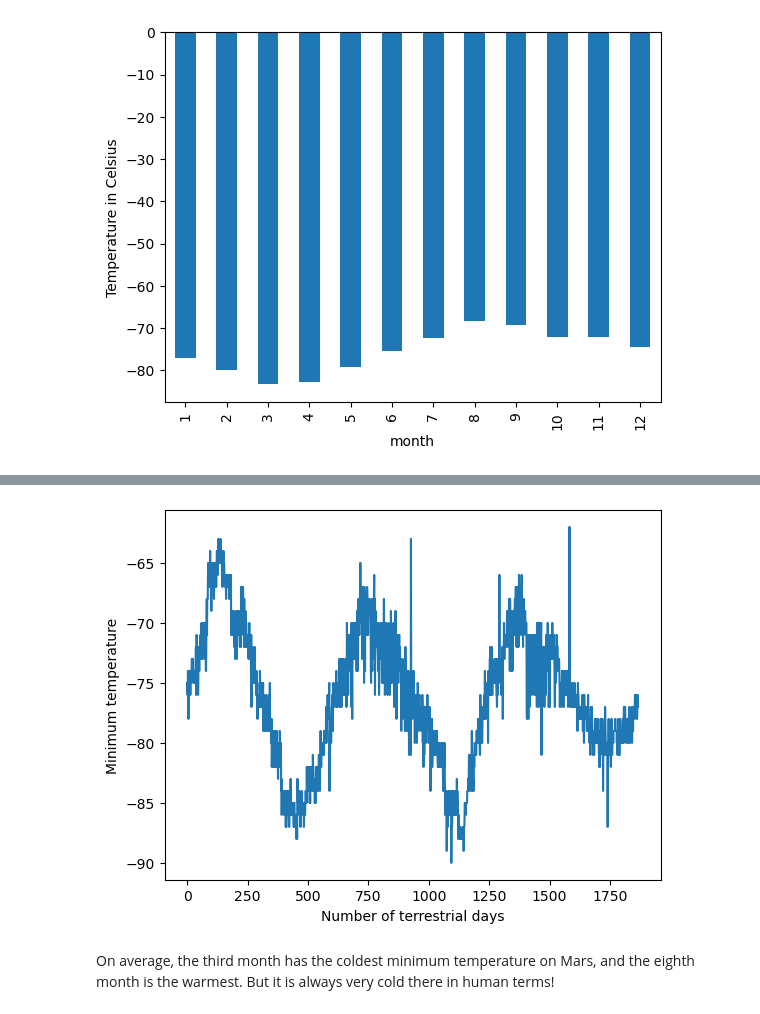
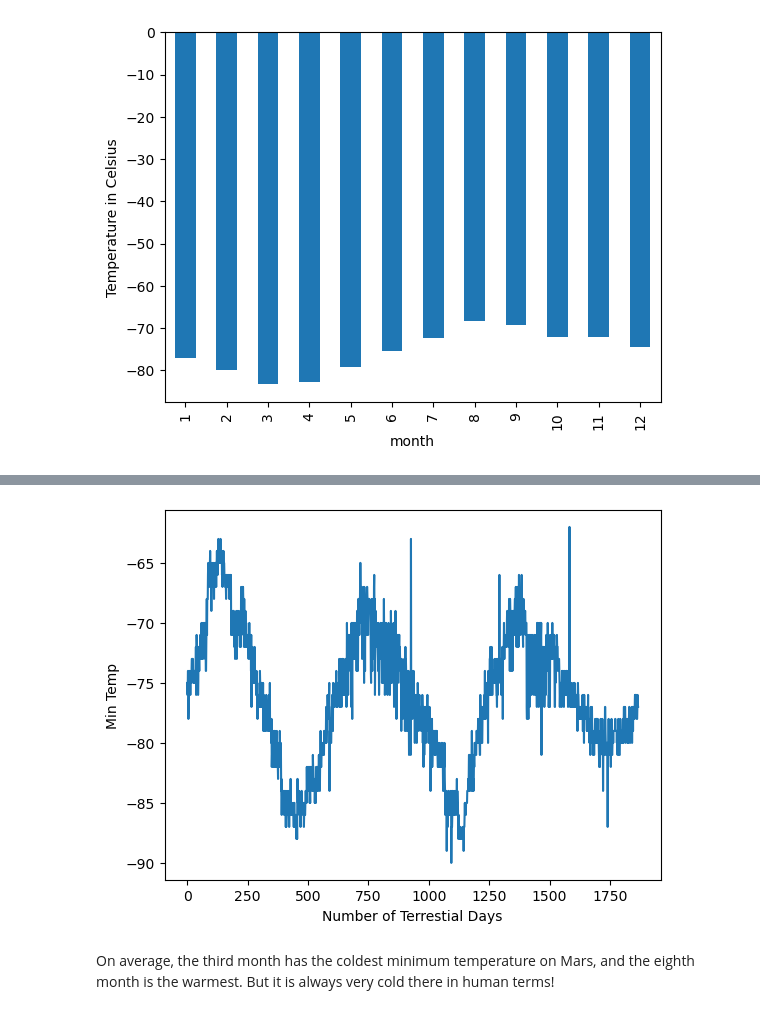
Before and after one commit to chalisal/Mission_to_Mars, a Jupyter notebook: part_2_mars_weather.ipynb, the cells around one changed output, grey strips where cells are left out. Saved outputs shown, nothing was run; the diff lists cells and outputs as text; code cells hidden in the pictures.

```diff
--- a/part_2_mars_weather.ipynb
+++ b/part_2_mars_weather.ipynb
@@ -75,30 +78,20 @@ Assemble the scraped data into a Pandas DataFrame. The columns should have the s
 * `min_temp`: the minimum temperature, in Celsius, of a single Martian day (sol)
 * `pressure`: The atmospheric pressure at Curiosity's location
 # %%
-
 # Create empty lists to contain the header elements
-header_elements = []
 row_elements = []
 
 # Create a for loop to extract the header elements
-for header_element in table_header:
-    headings = header_element.text.strip()
-    header_elements.append(headings)
+for x in table_rows:
+    headings = x.find_all('td')
+    data = [y.text for y in headings]
 
-print(header_elements)
+
+    row_elements.append(data)
-# %%
-# Loop through the scraped data to create a list of rows
-for row in table_rows:
-    data = row.find_all('td')
-    row_data = [td.text.strip() for td in data]
-    row_elements.append(row_data)
-
-print(row_elements)
 # %%
 # Create a Pandas DataFrame by using the list of rowsmars_df = pd.DataFrame(row_elements, columns=header_elements)
+header_elements = ["id","terrestrial_date","sol","ls","month","min_temp","pressure"]
 mars_df = pd.DataFrame(row_elements, columns=header_elements)
-
-print(mars_df)
 # %%
 # Confirm DataFrame was created successfully
 mars_df.head()
@@ -273,13 +267,13 @@ avg_pressure_chart.set_ylabel('Atmospheric Pressure')
 # %%
 # 5. How many terrestrial (earth) days are there in a Martian year?
-sorted_sol = mars_df.sort_values('sol')
-
-sorted_sol.plot(x='sol', y='min_temp', xlabel = 'Number of terrestrial days', ylabel = "Minimum Temperature")
-
+mars_df["min_temp"].plot()
+plt.xlabel("Number of Terrestial Days")
+plt.ylabel("Min Temp")
+plt.show()
 ## Based on the peaks and troughs, we can estimate that Mars orbits the sun 3 times in this chart,
 ## and 3 Martian years have gone by.
 # %% [output]
-[figure, old version]
+[figure, new version]
 # %% [markdown]
 On average, the third month has the coldest minimum temperature on Mars, and the eighth month is the warmest. But it is always very cold there in human terms!
 # %% [markdown]
```
Also changed, not shown: parts of 12 cells of this notebook, 2 other files.
